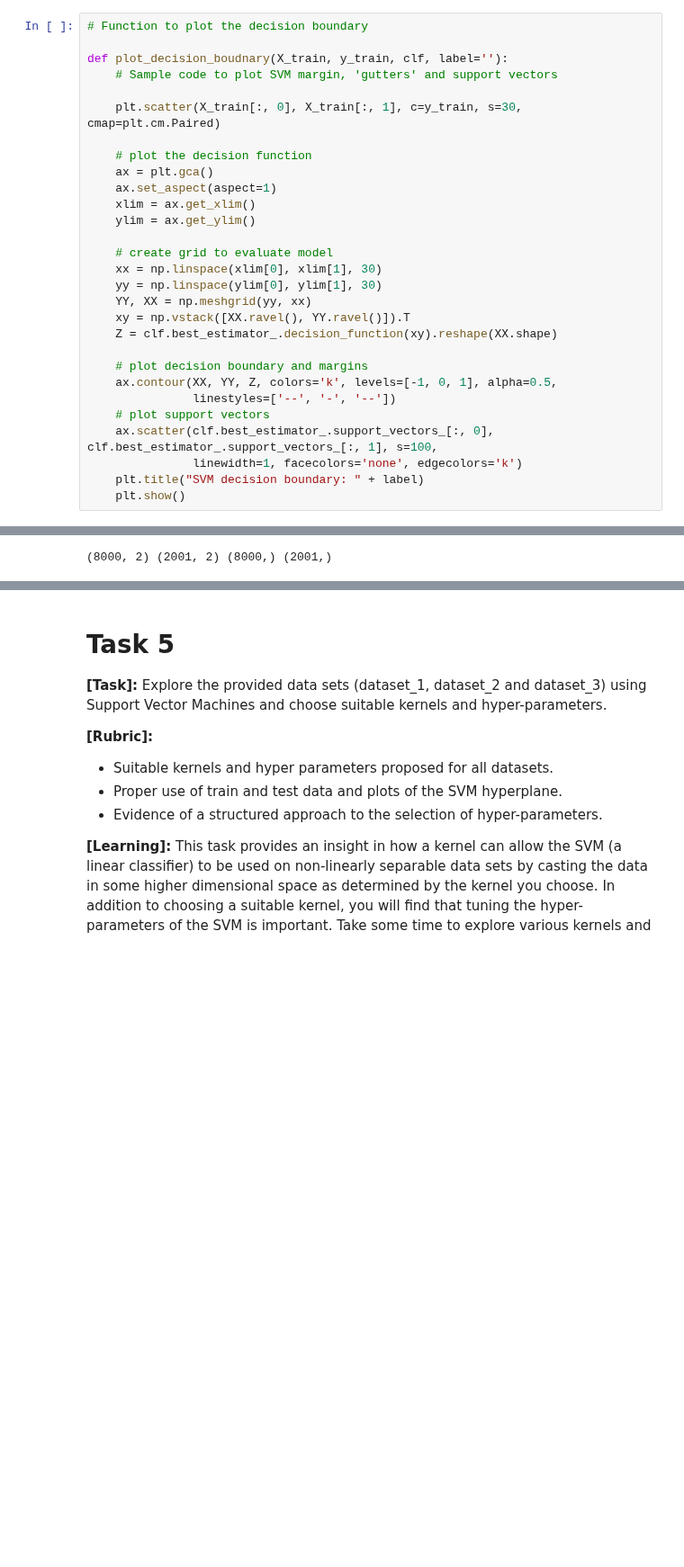
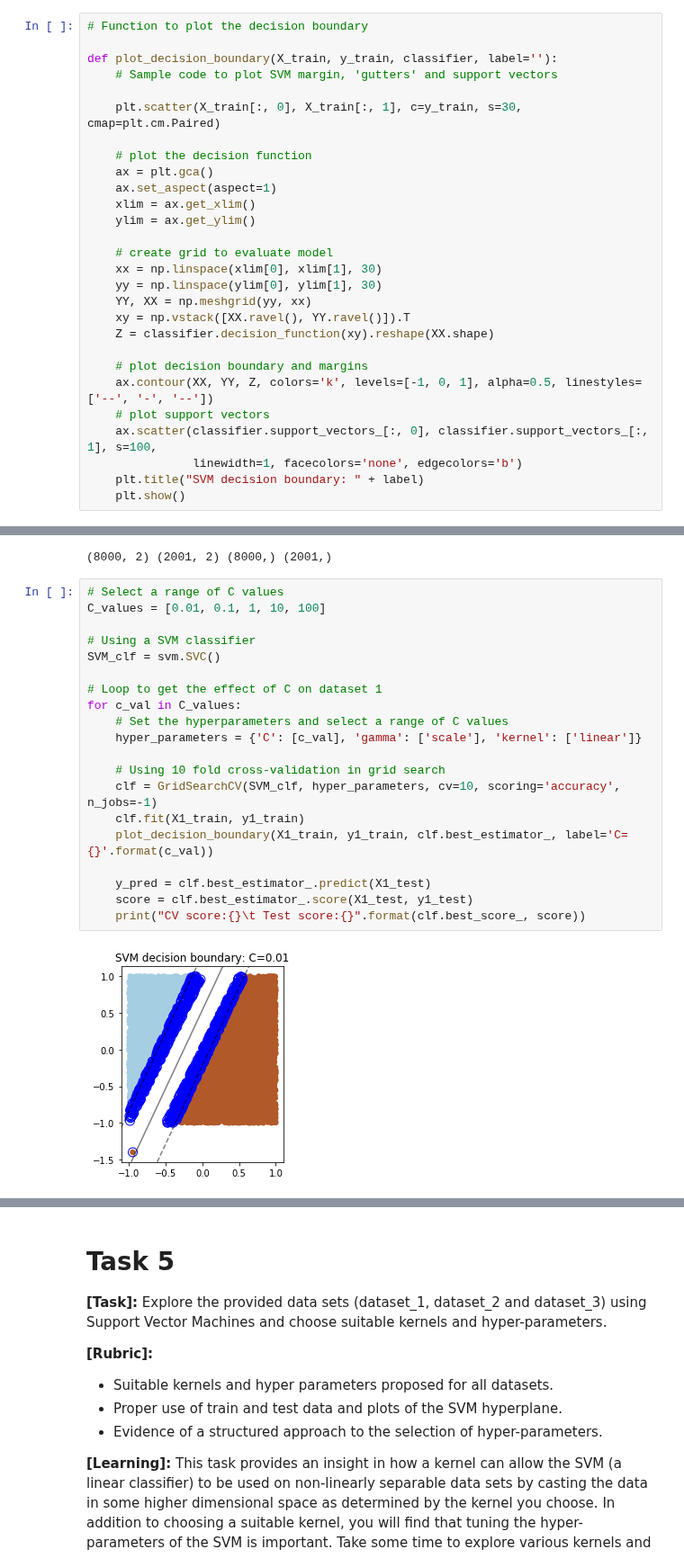
Before and after one commit to vipulpopat/MSCAI_Sem1_Etivity5, a Jupyter notebook: Etivity5_CE6002_18195067.ipynb, the cells around one changed output, grey strips where cells are left out. Shown at 90% size. Saved outputs shown, nothing was run; the diff lists cells and outputs as text; blank space fills up the shorter version.

```diff
--- a/Etivity5_CE6002_18195067.ipynb
+++ b/Etivity5_CE6002_18195067.ipynb
@@ -59,7 +62,7 @@ plt.show()
 # %%
 # Function to plot the decision boundary
 
-def plot_decision_boudnary(X_train, y_train, clf, label=''):
+def plot_decision_boundary(X_train, y_train, classifier, label=''):
     # Sample code to plot SVM margin, 'gutters' and support vectors
 
     plt.scatter(X_train[:, 0], X_train[:, 1], c=y_train, s=30, cmap=plt.cm.Paired)
@@ -75,13 +78,12 @@ def plot_decision_boudnary(X_train, y_train, clf, label=''):
     yy = np.linspace(ylim[0], ylim[1], 30)
     YY, XX = np.meshgrid(yy, xx)
     xy = np.vstack([XX.ravel(), YY.ravel()]).T
-    Z = clf.best_estimator_.decision_function(xy).reshape(XX.shape)
+    Z = classifier.decision_function(xy).reshape(XX.shape)
 
     # plot decision boundary and margins
-    ax.contour(XX, YY, Z, colors='k', levels=[-1, 0, 1], alpha=0.5,
-               linestyles=['--', '-', '--'])
+    ax.contour(XX, YY, Z, colors='k', levels=[-1, 0, 1], alpha=0.5, linestyles=['--', '-', '--'])
     # plot support vectors
-    ax.scatter(clf.best_estimator_.support_vectors_[:, 0], clf.best_estimator_.support_vectors_[:, 1], s=100,
-               linewidth=1, facecolors='none', edgecolors='k')
+    ax.scatter(classifier.support_vectors_[:, 0], classifier.support_vectors_[:, 1], s=100,
+               linewidth=1, facecolors='none', edgecolors='b')
     plt.title("SVM decision boundary: " + label)
     plt.show()
@@ -119,3 +94,25 @@ X1_train, X1_test, y1_train, y1_test = train_test_split(X1, y1, test_size=0.2, s
 print(X1_train.shape, X1_test.shape, y1_train.shape, y1_test.shape)
 # %% [output]
 (8000, 2) (2001, 2) (8000,) (2001,)
+# %%
+# Select a range of C values
+C_values = [0.01, 0.1, 1, 10, 100]
+
+# Using a SVM classifier
+SVM_clf = svm.SVC()
+
+# Loop to get the effect of C on dataset 1
+for c_val in C_values:
+    # Set the hyperparameters and select a range of C values
+    hyper_parameters = {'C': [c_val], 'gamma': ['scale'], 'kernel': ['linear']}
+
+    # Using 10 fold cross-validation in grid search
+    clf = GridSearchCV(SVM_clf, hyper_parameters, cv=10, scoring='accuracy', n_jobs=-1)
+    clf.fit(X1_train, y1_train)
+    plot_decision_boundary(X1_train, y1_train, clf.best_estimator_, label='C={}'.format(c_val))
+
+    y_pred = clf.best_estimator_.predict(X1_test)
+    score = clf.best_estimator_.score(X1_test, y1_test)
+    print("CV score:{}\t Test score:{}".format(clf.best_score_, score))
+# %% [output]
+[figure, added]
```
Also changed, not shown: parts of 19 cells of this notebook.
